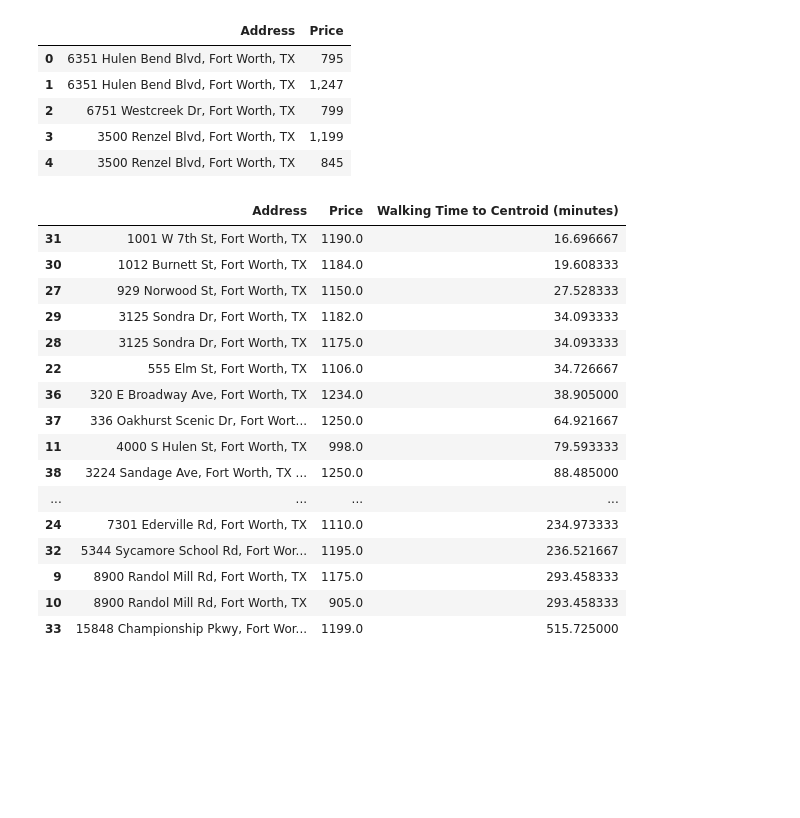
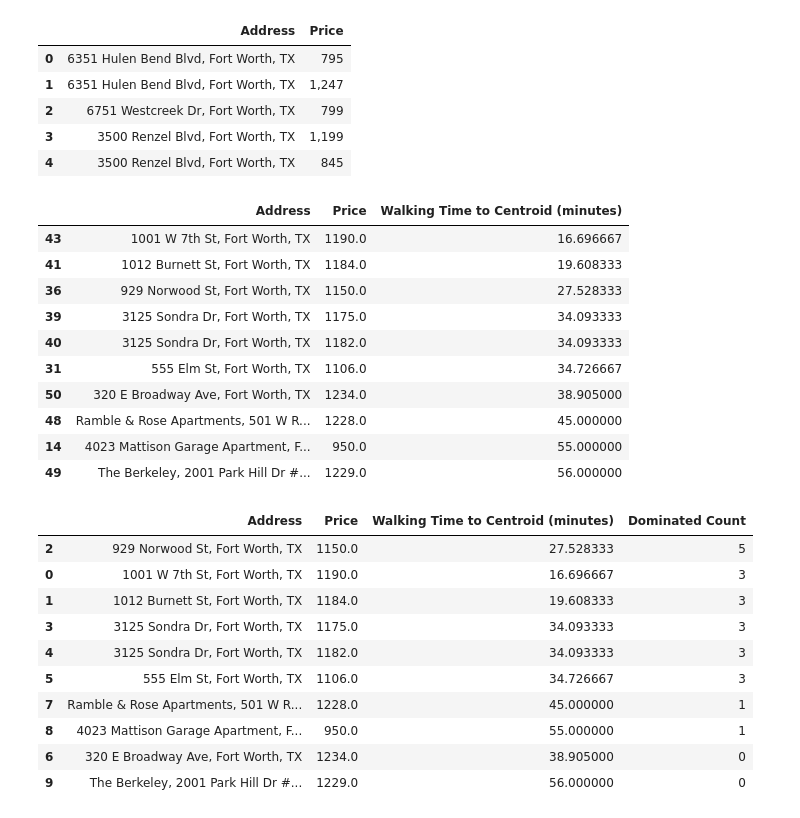
Before and after one commit to jmbreche/Rentals, a Jupyter notebook: main.ipynb, the cells around one changed output. Saved outputs shown, nothing was run; the diff lists cells and outputs as text; code cells hidden in the pictures; blank space fills up the shorter version.

```diff
--- a/main.ipynb
+++ b/main.ipynb
@@ -10,6 +14,12 @@ from geopy.geocoders import Nominatim
 # %%
 # Set your city manually here
 city = "Fort Worth, TX"  # Change this as needed
+
+# Set max walking time
+max_walking_time = 60  # in minutes
+
+# Set max price
+max_price = 1250  # in dollars
 # %%
 # Define the pattern for the city (case insensitive)
 city_pattern = re.compile(re.escape(city), re.IGNORECASE)
@@ -139,33 +167,30 @@ for index, row in df.iterrows():
 walk_times_df = pd.DataFrame(walk_times)
 # %%
 # Remove commas from the 'Price' column and convert it to numeric
-walk_times_df_sorted['Price'] = walk_times_df_sorted['Price'].str.replace(',', '').astype(float)
+walk_times_df['Price'] = walk_times_df['Price'].str.replace(',', '').astype(float)
+
+walk_times_df = walk_times_df[walk_times_df['Walking Time to Centroid (minutes)'] < max_walking_time]
+walk_times_df = walk_times_df[walk_times_df['Price'] < max_price]
 
 # Sort the DataFrame based on 'Walking Time to Centroid (minutes)'
-walk_times_df_sorted = walk_times_df_sorted.sort_values(by='Walking Time to Centroid (minutes)', ascending=True)
+walk_times_df_sorted = walk_times_df.sort_values(by='Walking Time to Centroid (minutes)', ascending=True)
 
 # Save the sorted DataFrame to a new CSV file
 walk_times_df_sorted.to_csv('walk_times_sorted.csv', index=False)
 
 # Display the DataFrame
 walk_times_df_sorted
 # %% [output]
 |  | Address | Price | Walking Time to Centroid (minutes) |
-| 31 | 1001 W 7th St, Fort Worth, TX | 1190.0 | 16.696667 |
-| 30 | 1012 Burnett St, Fort Worth, TX | 1184.0 | 19.608333 |
-| 27 | 929 Norwood St, Fort Worth, TX | 1150.0 | 27.528333 |
-| 29 | 3125 Sondra Dr, Fort Worth, TX | 1182.0 | 34.093333 |
-| 28 | 3125 Sondra Dr, Fort Worth, TX | 1175.0 | 34.093333 |
-| 22 | 555 Elm St, Fort Worth, TX | 1106.0 | 34.726667 |
-| 36 | 320 E Broadway Ave, Fort Worth, TX | 1234.0 | 38.905000 |
-| 37 | 336 Oakhurst Scenic Dr, Fort Wort... | 1250.0 | 64.921667 |
-| 11 | 4000 S Hulen St, Fort Worth, TX | 998.0 | 79.593333 |
-| 38 | 3224 Sandage Ave, Fort Worth, TX ... | 1250.0 | 88.485000 |
-| ... | ... | ... | ... |
-| 24 | 7301 Ederville Rd, Fort Worth, TX | 1110.0 | 234.973333 |
-| 32 | 5344 Sycamore School Rd, Fort Wor... | 1195.0 | 236.521667 |
-| 9 | 8900 Randol Mill Rd, Fort Worth, TX | 1175.0 | 293.458333 |
-| 10 | 8900 Randol Mill Rd, Fort Worth, TX | 905.0 | 293.458333 |
-| 33 | 15848 Championship Pkwy, Fort Wor... | 1199.0 | 515.725000 |
+| 43 | 1001 W 7th St, Fort Worth, TX | 1190.0 | 16.696667 |
+| 41 | 1012 Burnett St, Fort Worth, TX | 1184.0 | 19.608333 |
+| 36 | 929 Norwood St, Fort Worth, TX | 1150.0 | 27.528333 |
+| 39 | 3125 Sondra Dr, Fort Worth, TX | 1175.0 | 34.093333 |
+| 40 | 3125 Sondra Dr, Fort Worth, TX | 1182.0 | 34.093333 |
+| 31 | 555 Elm St, Fort Worth, TX | 1106.0 | 34.726667 |
+| 50 | 320 E Broadway Ave, Fort Worth, TX | 1234.0 | 38.905000 |
+| 48 | Ramble & Rose Apartments, 501 W R... | 1228.0 | 45.000000 |
+| 14 | 4023 Mattison Garage Apartment, F... | 950.0 | 55.000000 |
+| 49 | The Berkeley, 2001 Park Hill Dr #... | 1229.0 | 56.000000 |
 # %%
 walk_times_df_sorted = pd.read_csv('walk_times_sorted.csv')
@@ -228,2 +272,18 @@ fig.show()
 # %%
 fig.write_html("pareto.html")
+# %%
+walk_times_df_sorted = walk_times_df_sorted.sort_values(by='Dominated Count', ascending=False)
+
+walk_times_df_sorted
+# %% [output]
+|  | Address | Price | Walking Time to Centroid (minutes) | Dominated Count |
+| 2 | 929 Norwood St, Fort Worth, TX | 1150.0 | 27.528333 | 5 |
+| 0 | 1001 W 7th St, Fort Worth, TX | 1190.0 | 16.696667 | 3 |
+| 1 | 1012 Burnett St, Fort Worth, TX | 1184.0 | 19.608333 | 3 |
+| 3 | 3125 Sondra Dr, Fort Worth, TX | 1175.0 | 34.093333 | 3 |
+| 4 | 3125 Sondra Dr, Fort Worth, TX | 1182.0 | 34.093333 | 3 |
+| 5 | 555 Elm St, Fort Worth, TX | 1106.0 | 34.726667 | 3 |
+| 7 | Ramble & Rose Apartments, 501 W R... | 1228.0 | 45.000000 | 1 |
+| 8 | 4023 Mattison Garage Apartment, F... | 950.0 | 55.000000 | 1 |
+| 6 | 320 E Broadway Ave, Fort Worth, TX | 1234.0 | 38.905000 | 0 |
+| 9 | The Berkeley, 2001 Park Hill Dr #... | 1229.0 | 56.000000 | 0 |
```
Also changed, not shown: parts of 4 cells of this notebook, 3 other files.
